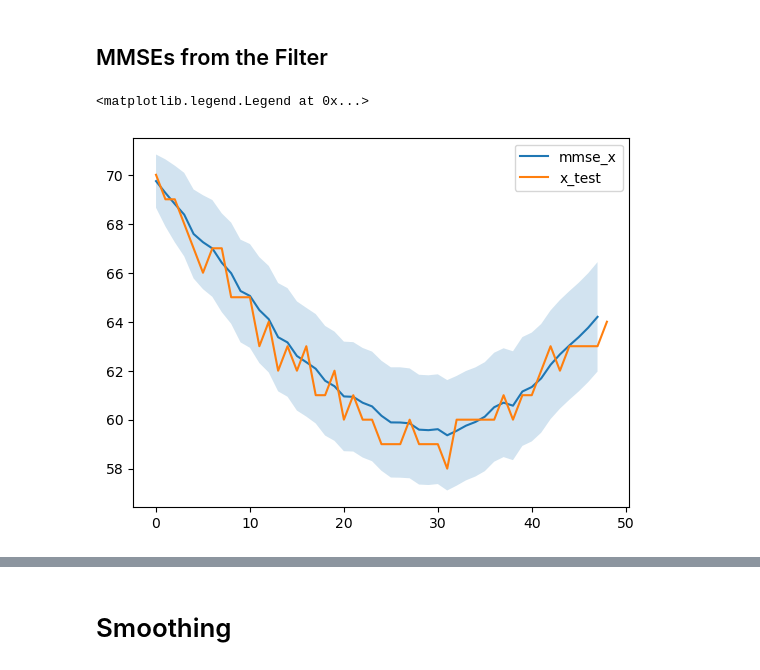
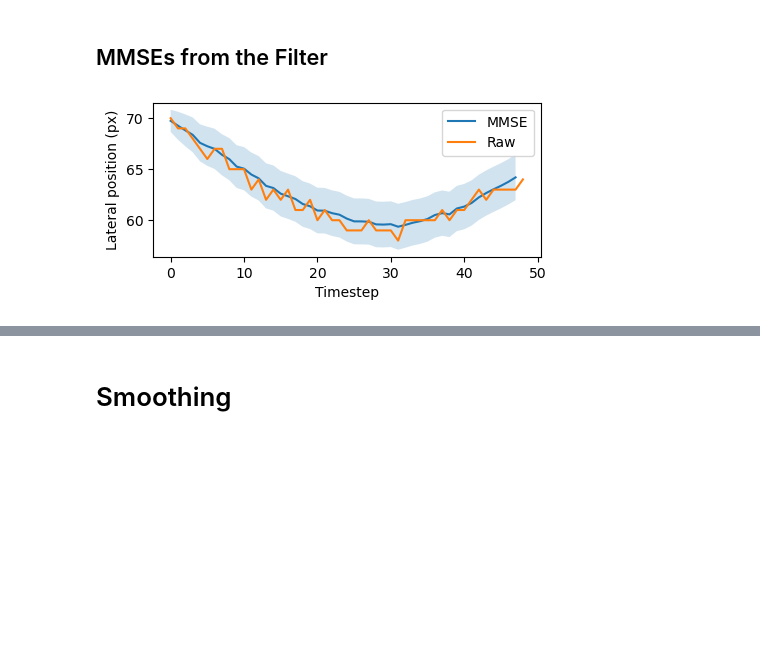
Before and after one commit to thinhhoang95/smoothie, a Jupyter notebook: SmoothIE_KLM_With_GMKF_KLM_Y_TF_PROTOTYPE.ipynb, the cells around one changed output, grey strips where cells are left out. Drawn from its saved outputs; the diff is of its cells as text; code cells hidden in the pictures; blank space fills up the shorter version.

Commit message:
Figures for the KLT paper

```diff
--- a/SmoothIE_KLM_With_GMKF_KLM_Y_TF_PROTOTYPE.ipynb
+++ b/SmoothIE_KLM_With_GMKF_KLM_Y_TF_PROTOTYPE.ipynb
@@ -629,13 +646,16 @@ Updating t = 48
 ## MMSEs from the Filter
 # %%
 # lateral position X
-plt.plot(mmse_x)
-plt.plot(x_test[1:])
+plt.figure(figsize=(5,2))
+plt.plot(mmse_x, label='MMSE')
+plt.plot(x_test[1:], label='Raw')
 # plot the confidence interval
 plt.fill_between(np.arange(output_length), mmse_x - 2 * mmse_x_std, mmse_x + 2 * mmse_x_std, alpha=0.2)
-plt.legend(['mmse_x', 'x_test'])
+plt.legend()
+plt.xlabel('Timestep')
+plt.ylabel('Lateral position (px)')
+plt.savefig('mmse_x.pdf', bbox_inches='tight')
 # %% [output]
-<matplotlib.legend.Legend at 0x...>
-[figure, old version]
+[figure, new version]
 # %%
 # longitudinal position Y
```
Also changed, not shown: parts of 8 cells of this notebook, 10 other files.
